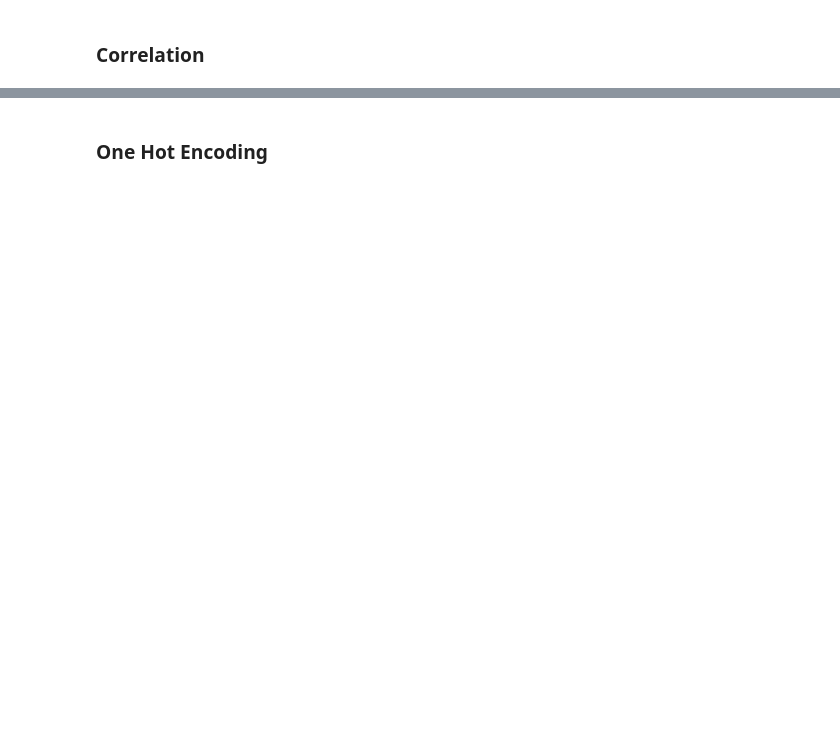
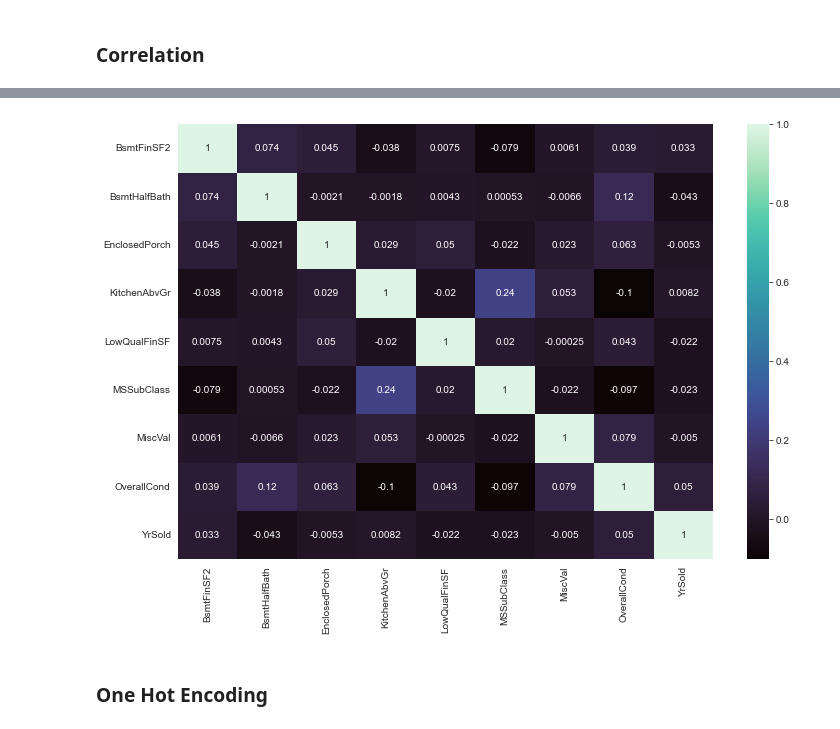
Before and after one commit to Guilherme-pdz/ML-Project, a Jupyter notebook: explore.ipynb, the cells around one changed output, grey strips where cells are left out. Saved outputs shown, nothing was run; the diff lists cells and outputs as text; code cells hidden in the pictures; blank space fills up the shorter version.

```diff
--- a/explore.ipynb
+++ b/explore.ipynb
@@ -349,3 +420,10 @@ heat_map = sns.heatmap(data[top_features].corr(), annot=True, cmap="mako")
+# %%
+# Top correlations(features)
+top_features = corr.index[corr["SalePrice"]<0.0]
+plt.figure(figsize = (12,8))
+heat_map = sns.heatmap(data[top_features].corr(), annot=True, cmap="mako")
+# %% [output]
+[figure, added]
 # %%
 #scatter plot of the highest correlation with sale price
 
```
Also changed, not shown: parts of 11 cells of this notebook.
